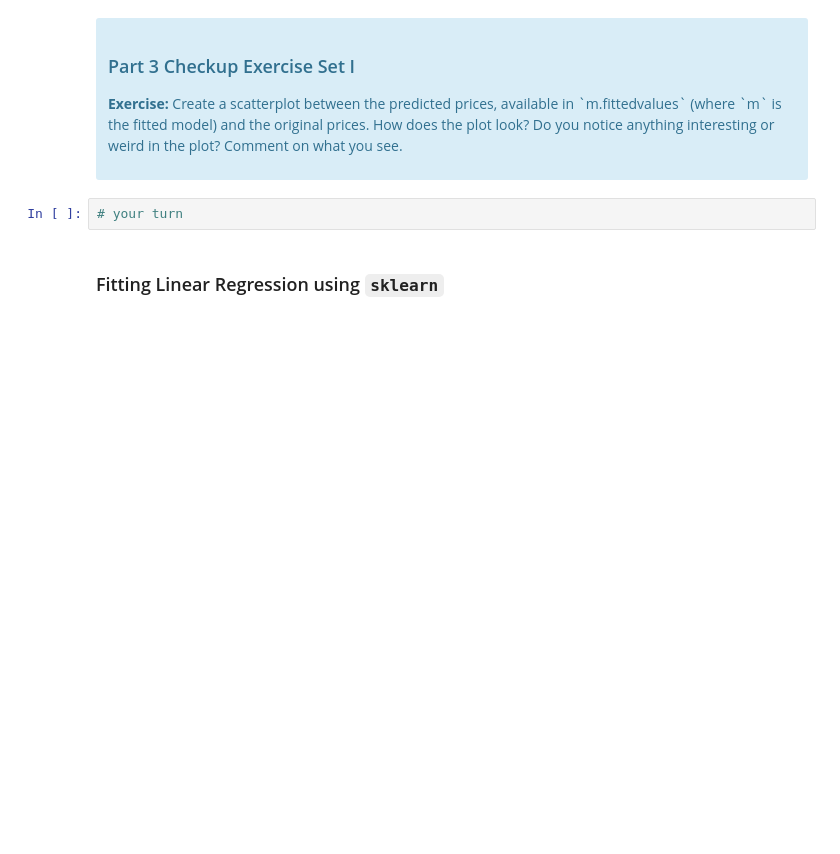
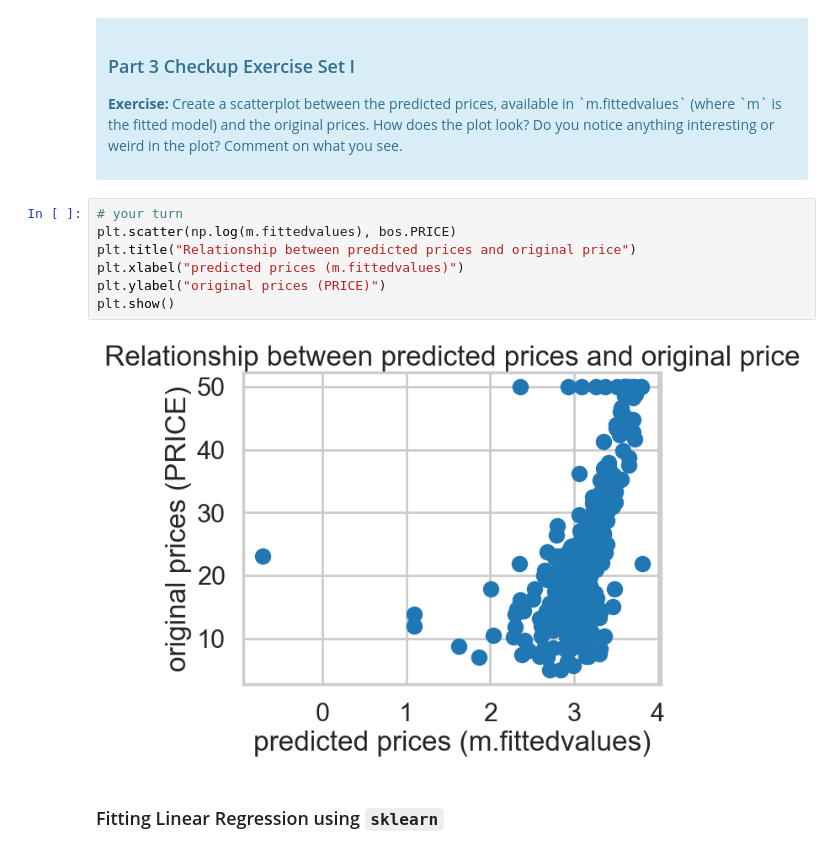
Before and after one commit to npandey472/CaseStudy_BostonHousing, a Jupyter notebook: 1723209039_Case_Study_-_Boston_Housing_Instructions/Case Study - Boston Housing/Mini_Project_Linear_Regression.ipynb, the cells around one changed output. Cells and saved outputs as stored; diff of their text form; blank space fills up the shorter version.

```diff
--- a/1723209039_Case_Study_-_Boston_Housing_Instructions/Case Study - Boston Housing/Mini_Project_Linear_Regression.ipynb
+++ b/1723209039_Case_Study_-_Boston_Housing_Instructions/Case Study - Boston Housing/Mini_Project_Linear_Regression.ipynb
@@ -381,8 +381,15 @@ Let's see how our model actually fit our data. We can see below that there is a
 
 <p><b>Exercise:</b> Create a scatterplot between the predicted prices, available in `m.fittedvalues` (where `m` is the fitted model) and the original prices. How does the plot look? Do you notice anything interesting or weird in the plot? Comment on what you see.</p>
 </div>
-# %%
-# your turn
+# %%
+# your turn
+plt.scatter(np.log(m.fittedvalues), bos.PRICE)
+plt.title("Relationship between predicted prices and original price")
+plt.xlabel("predicted prices (m.fittedvalues)")
+plt.ylabel("original prices (PRICE)")
+plt.show()
+# %% [output]
+[figure, added]
 # %% [markdown]
 ### Fitting Linear Regression using `sklearn`
 # %%
```
Also changed, not shown: parts of 31 cells of this notebook.
